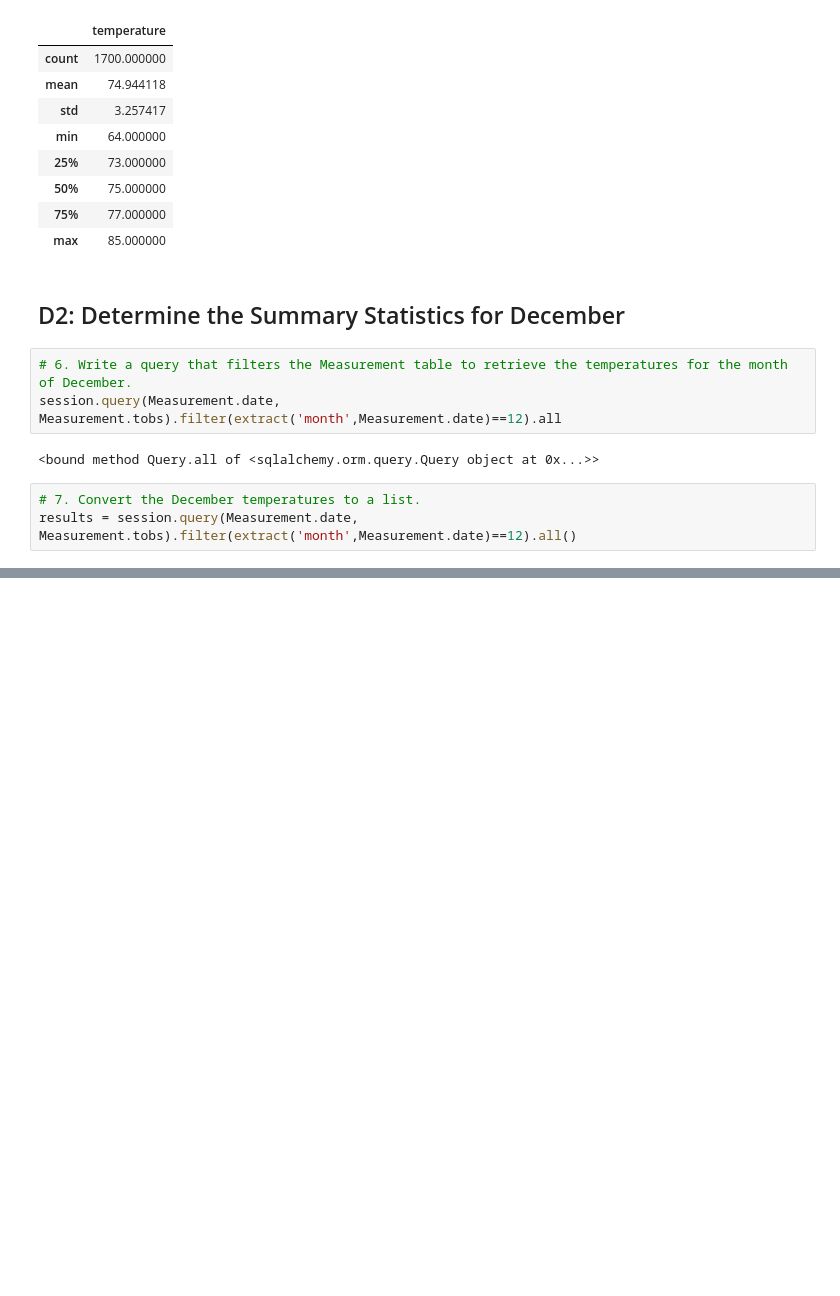
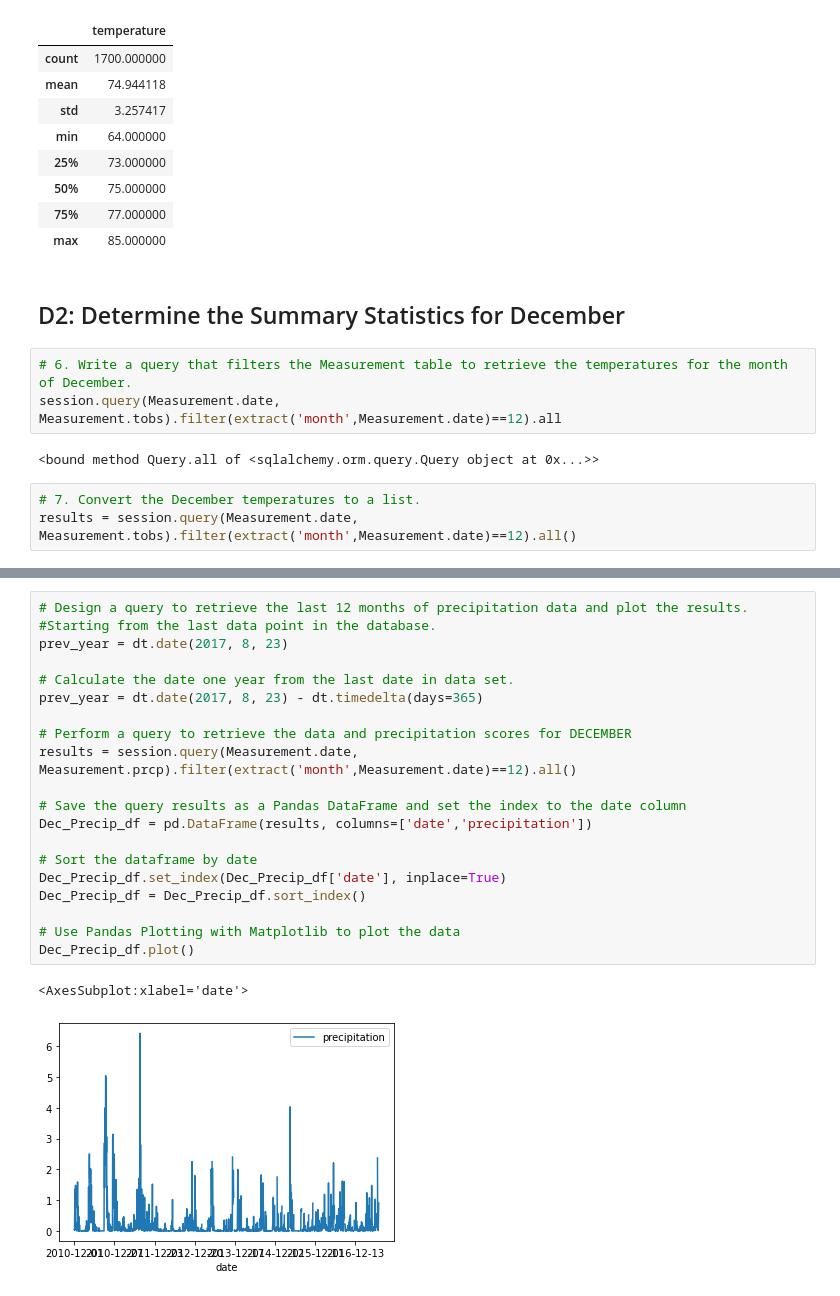
Before and after one commit to mcarson16/surfs_up, a Jupyter notebook: SurfsUp_Challenge.ipynb, the cells around one changed output, grey strips where cells are left out. Cells and saved outputs as stored; diff of their text form; blank space fills up the shorter version.

```diff
--- a/SurfsUp_Challenge.ipynb
+++ b/SurfsUp_Challenge.ipynb
@@ -80,3 +80,26 @@ df.describe()
 | 50% | 71.000000 |
 | 75% | 74.000000 |
 | max | 83.000000 |
+# %%
+# Design a query to retrieve the last 12 months of precipitation data and plot the results.
+#Starting from the last data point in the database.
+prev_year = dt.date(2017, 8, 23)
+
+# Calculate the date one year from the last date in data set.
+prev_year = dt.date(2017, 8, 23) - dt.timedelta(days=365)
+
+# Perform a query to retrieve the data and precipitation scores for DECEMBER
+results = session.query(Measurement.date, Measurement.prcp).filter(extract('month',Measurement.date)==12).all()
+
+# Save the query results as a Pandas DataFrame and set the index to the date column
+Dec_Precip_df = pd.DataFrame(results, columns=['date','precipitation'])
+
+# Sort the dataframe by date
+Dec_Precip_df.set_index(Dec_Precip_df['date'], inplace=True)
+Dec_Precip_df = Dec_Precip_df.sort_index()
+
+# Use Pandas Plotting with Matplotlib to plot the data
+Dec_Precip_df.plot()
+# %% [output]
+<AxesSubplot:xlabel='date'>
+[figure, added]
```
Also changed, not shown: parts of 7 cells of this notebook.
